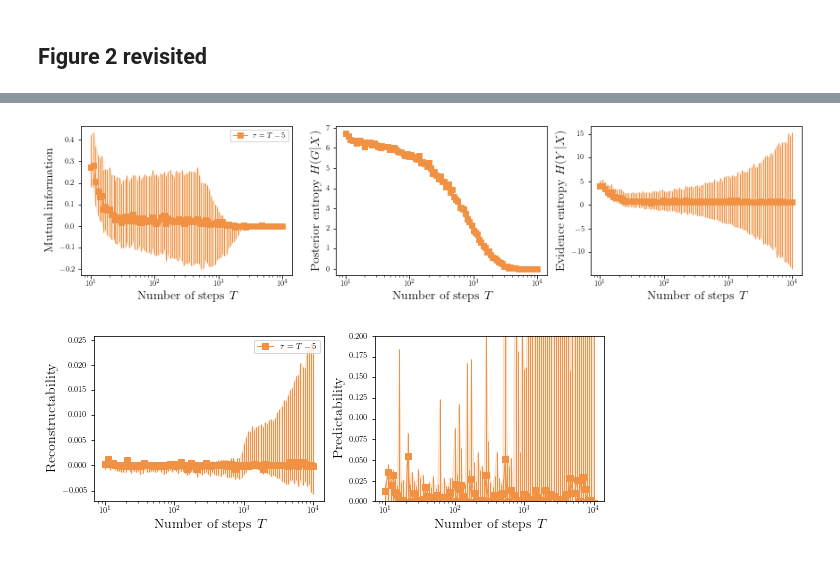
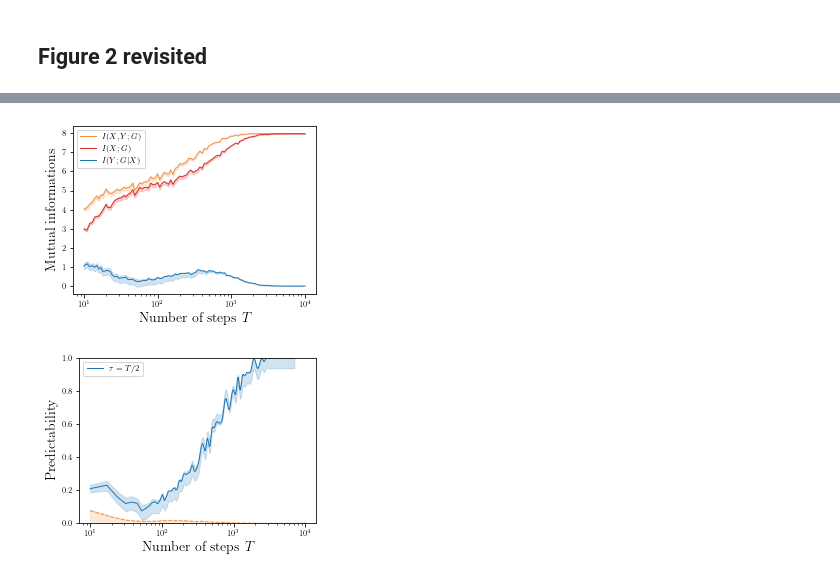
Before and after one commit to charlesmurphy1/midynet, a Jupyter notebook: notebooks/duality/figure2.ipynb, the cells around one changed output, grey strips where cells are left out. Drawn from its saved outputs; the diff is of its cells as text; code cells hidden in the pictures.

```diff
--- a/notebooks/duality/figure2.ipynb
+++ b/notebooks/duality/figure2.ipynb
@@ -14,4 +14,6 @@ paths_to_figures = [".", "../../../../papers/p-midynet/paper1-mutual_info/figure
 paths_to_figures = list(map(pathlib.Path, paths_to_figures))
 
 # path_to_data = pathlib.Path(f"/home/charles_murphy/Documents/ulaval/doctorat/projects/local-data/midynet-data/figure2/")
-path_to_data = pathlib.Path(f"/home/charles_murphy/Documents/ulaval/doctorat/projects/data/midynet-data/duality/figure2/")
+path_to_data = pathlib.Path(f"/home/charles/Documents/ulaval/doctorat/projects/data/midynet-data/duality/figure2/")
+
+path_to_data.exists()
@@ -22,7 +26,7 @@ path_to_data = pathlib.Path(f"/home/charles_murphy/Documents/ulaval/doctorat/pro
 
 exp = {}
 bit_ratio = np.log(2)
-hg, hg_past, hx, hx_past, mi, mi_past = {}, {}, {}, {}, {}, {}
+hg, hg_past, hx, hx_past, mi, mi_past, mi_pastonly = {}, {}, {}, {}, {}, {}, {}
 
 all_dynamics = ["glauber", "sis", "cowan"]
 for dynamics in all_dynamics:
@@ -36,6 +40,7 @@ for dynamics in all_dynamics:
         hx_past[dynamics] = midynet.Statistics(data, name="evidence_past")
         mi[dynamics] = midynet.Statistics(data, name="mutualinfo")
         mi_past[dynamics] = midynet.Statistics(data, name="mutualinfo") - midynet.Statistics(data, name="mutualinfo_past")
+        mi_pastonly[dynamics] = midynet.Statistics(data, name="mutualinfo_past")
 
 xlabel = r"Number of time steps"
 titles = {"glauber": r"Glauber", "sis": r"SIS", "cowan": r"Cowan"}
@@ -259,64 +255,67 @@ plt.tight_layout()
 # %%
 # plt.plot(exp["glauber"][:, 1, 0]
-fig, ax = plt.subplots(1, 3, figsize=(12, 3))
+fig, ax = plt.subplots(1, 1, figsize=(4, 3))
 dynamics = "sis"
-c_index = 0
+c_index = 1
+ax = [ax]
 
 T = exp[dynamics].config.data_model.length
 # display.plot_statistics(T, mi_past[dynamics][:, c_index, 1], ax=ax[0], label=r"$\tau=1$", color=display.med_colors["red"], marker="o")
-display.plot_statistics(T, mi_past[dynamics][:, c_index, 0], ax=ax[0], label=r"$\tau=T - 5$", color=display.med_colors["orange"], marker="s")
-# display.plot_statistics(T, mi_past[dynamics][:, c_index, 2], ax=ax[0], label=r"$\tau=T / 2$", color=display.med_colors["blue"], marker="v")
+# display.plot_statistics(T, mi_past[dynamics][:, c_index, 0], ax=ax[0], label=r"$\tau=T - 5$", color=display.med_colors["orange"], marker="s")
+display.plot_statistics(T, mi[dynamics][:, c_index, 2], ax=ax[0], label=r"$I(X,Y;G)$", color=display.med_colors["orange"], marker="None", fill=True, bar=False)
+display.plot_statistics(T, mi_pastonly[dynamics][:, c_index, 2], ax=ax[0], label=r"$I(X;G)$", color=display.med_colors["red"], marker="None", fill=True, bar=False)
+display.plot_statistics(T, mi_past[dynamics][:, c_index, 2], ax=ax[0], label=r"$I(Y;G|X)$", color=display.med_colors["blue"], marker="None", fill=True, bar=False)
 ax[0].legend()
 ax[0].set_xlabel(r"Number of steps $T$", fontsize=14)
-ax[0].set_ylabel(r"Mutual information", fontsize=14)
+ax[0].set_ylabel(r"Mutual informations", fontsize=14)
 ax[0].set_xscale("log")
 
-# display.plot_statistics(T, hg_past[dynamics][:, c_index, 1], ax=ax[1], label=r"$\tau=1$", color=display.med_colors["red"], marker="o")
-display.plot_statistics(T, hg_past[dynamics][:, c_index, 0], ax=ax[1], label=r"$\tau=T - 5$", color=display.med_colors["orange"], marker="s")
+# # display.plot_statistics(T, hg_past[dynamics][:, c_index, 1], ax=ax[1], label=r"$\tau=1$", color=display.med_colors["red"], marker="o")
+# # display.plot_statistics(T, hg_past[dynamics][:, c_index, 0], ax=ax[1], label=r"$\tau=T - 5$", color=display.med_colors["orange"], marker="s")
 # display.plot_statistics(T, hg_past[dynamics][:, c_index, 2], ax=ax[1], label=r"$\tau=T / 2$", color=display.med_colors["blue"], marker="v")
-ax[1].set_xlabel(r"Number of steps $T$", fontsize=14)
-ax[1].set_ylabel(r"Posterior entropy $H(G|X)$", fontsize=14)
-ax[1].set_xscale("log")
+# ax[1].set_xlabel(r"Number of steps $T$", fontsize=14)
+# ax[1].set_ylabel(r"Posterior entropy $H(G|X)$", fontsize=14)
+# ax[1].set_xscale("log")
 
-evidence_entropy = hx[dynamics] - hx_past[dynamics]
-# display.plot_statistics(T, evidence_entropy[:, c_index, 1], ax=ax[2], label=r"$\tau=1$", color=display.med_colors["red"], marker="o")
-display.plot_statistics(T, evidence_entropy[:, c_index, 0], ax=ax[2], label=r"$\tau=T - 5$", color=display.med_colors["orange"], marker="s")
+# evidence_entropy = hx[dynamics] - hx_past[dynamics]
+# # display.plot_statistics(T, evidence_entropy[:, c_index, 1], ax=ax[2], label=r"$\tau=1$", color=display.med_colors["red"], marker="o")
+# # display.plot_statistics(T, evidence_entropy[:, c_index, 0], ax=ax[2], label=r"$\tau=T - 5$", color=display.med_colors["orange"], marker="s")
 # display.plot_statistics(T, evidence_entropy[:, c_index, 2], ax=ax[2], label=r"$\tau=T / 2$", color=display.med_colors["blue"], marker="v")
-ax[2].set_xlabel(r"Number of steps $T$", fontsize=14)
-ax[2].set_ylabel(r"Evidence entropy $H(Y|X)$", fontsize=14)
-ax[2].set_xscale("log")
+# ax[2].set_xlabel(r"Number of steps $T$", fontsize=14)
+# ax[2].set_ylabel(r"Evidence entropy $H(Y|X)$", fontsize=14)
+# ax[2].set_xscale("log")
 
 fig.tight_layout()
 
 # ax[0].plot(T, hg_past["glauber"][:, 1, 0]["mid"])
 # ax[0].plot(T, hg_past["glauber"][:, 1, 1]["mid"])
 # ax[0].plot(T, hg_past["glauber"][:, 1, 2]["mid"])
 # ax[0].legend()
 # ax[0].xlabel(r"Number of steps $T$", fontsize=14)
 # ax[0].ylabel(r"Mutual information", fontsize=14)
 # %% [output]
-[figure, old version]
+[figure, new version]
 # %%
-fig, ax = plt.subplots(1, 2, figsize=(8, 3))
+fig, ax = plt.subplots(1, 1, figsize=(4, 3))
 T = exp[dynamics].config.data_model.length
 recon = mi_past[dynamics] / hg_past[dynamics]
 # display.plot_statistics(T, recon[:, c_index, 1], ax=ax[0], label=r"$\tau=1$", color=display.med_colors["red"], marker="o")
-display.plot_statistics(T, recon[:, c_index, 0], ax=ax[0], label=r"$\tau=T - 5$", color=display.med_colors["orange"], marker="s")
-# display.plot_statistics(T, recon[:, c_index, 2], ax=ax[0], label=r"$\tau=T / 2$", color=display.med_colors["blue"], marker="v")
-ax[0].legend()
-ax[0].set_xlabel(r"Number of steps $T$", fontsize=14)
-ax[0].set_ylabel(r"Reconstructability", fontsize=14)
-ax[0].set_xscale("log")
+# display.plot_statistics(T, recon[:, c_index, 0], ax=ax[0], label=r"$\tau=T - 5$", color=display.med_colors["orange"], marker="s")
+display.plot_statistics(T[:-5], recon[:-5, c_index, 2], ax=ax, label=r"$\tau=T / 2$", color=display.med_colors["blue"], marker="None", interpolate="cubic", linestyle="-", fill=True, bar=False)
+ax.legend()
+ax.set_xlabel(r"Number of steps $T$", fontsize=14)
+ax.set_ylabel(r"Reconstructability", fontsize=14)
+ax.set_xscale("log")
 
 pred = mi_past[dynamics] / (hx[dynamics] - hx_past[dynamics])
 # display.plot_statistics(T, pred[:, c_index, 1], ax=ax[1], label=r"$\tau=1$", color=display.med_colors["red"], marker="o")
-display.plot_statistics(T, pred[:, c_index, 0], ax=ax[1], label=r"$\tau=T - 5$", color=display.med_colors["orange"], marker="s")
-# display.plot_statistics(T, pred[:, c_index, 2], ax=ax[1], label=r"$\tau=T / 2$", color=display.med_colors["blue"], marker="v")
-ax[1].set_xlabel(r"Number of steps $T$", fontsize=14)
-ax[1].set_ylabel(r"Predictability", fontsize=14)
-ax[1].set_ylim([0, 0.2])
-ax[1].set_xscale("log")
+# display.plot_statistics(T, pred[:, c_index, 0], ax=ax[1], label=r"$\tau=T - 5$", color=display.med_colors["orange"], marker="s")
+display.plot_statistics(T, pred[:, c_index, 2], ax=ax, label=r"$\tau=T / 2$", color=display.med_colors["orange"], marker="None", interpolate="cubic", linestyle="--", fill=True, bar=False)
+ax.set_xlabel(r"Number of steps $T$", fontsize=14)
+ax.set_ylabel(r"Predictability", fontsize=14)
+ax.set_ylim([0, 1.])
+ax.set_xscale("log")
 
 fig.tight_layout()
 # %% [output]
-[figure, old version]
+[figure, new version]
```
Also changed, not shown: parts of 9 cells of this notebook, 1 other file.
